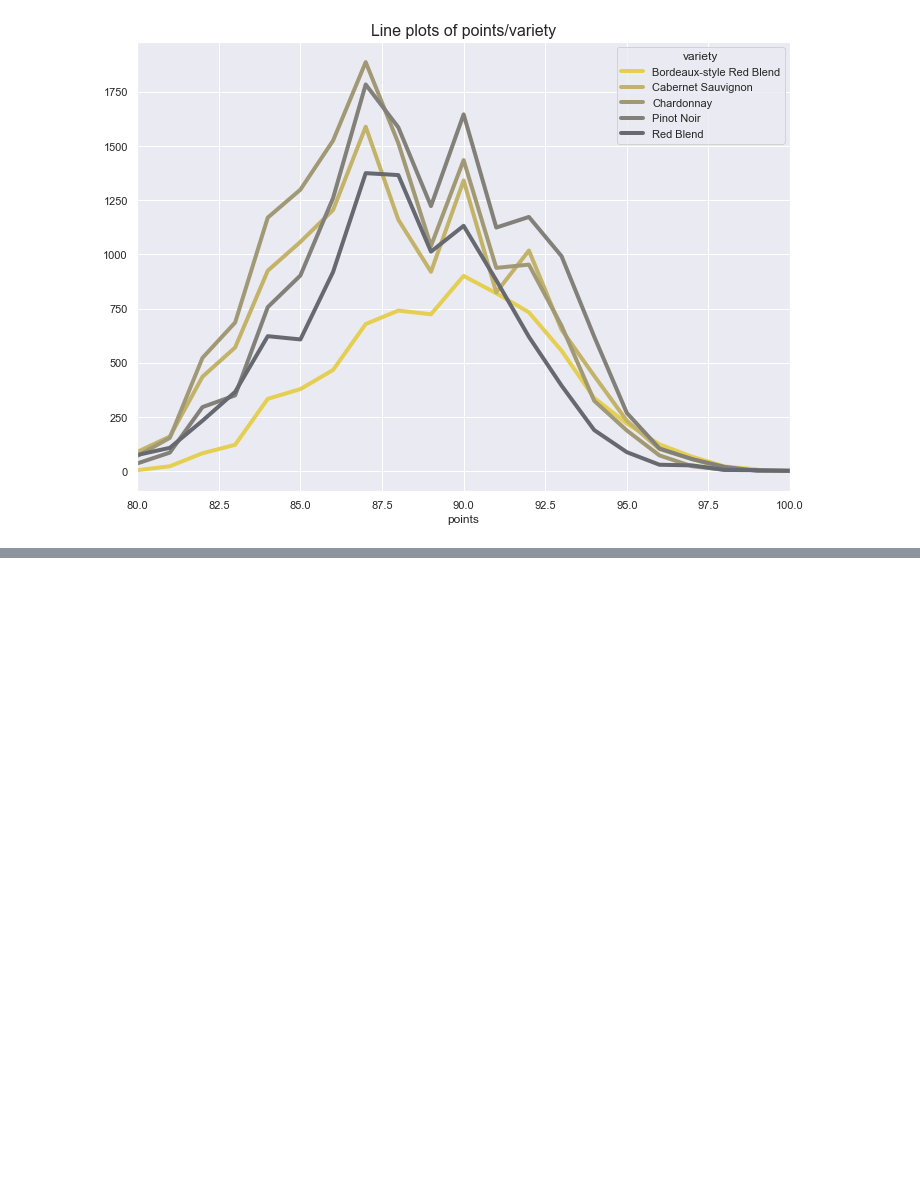
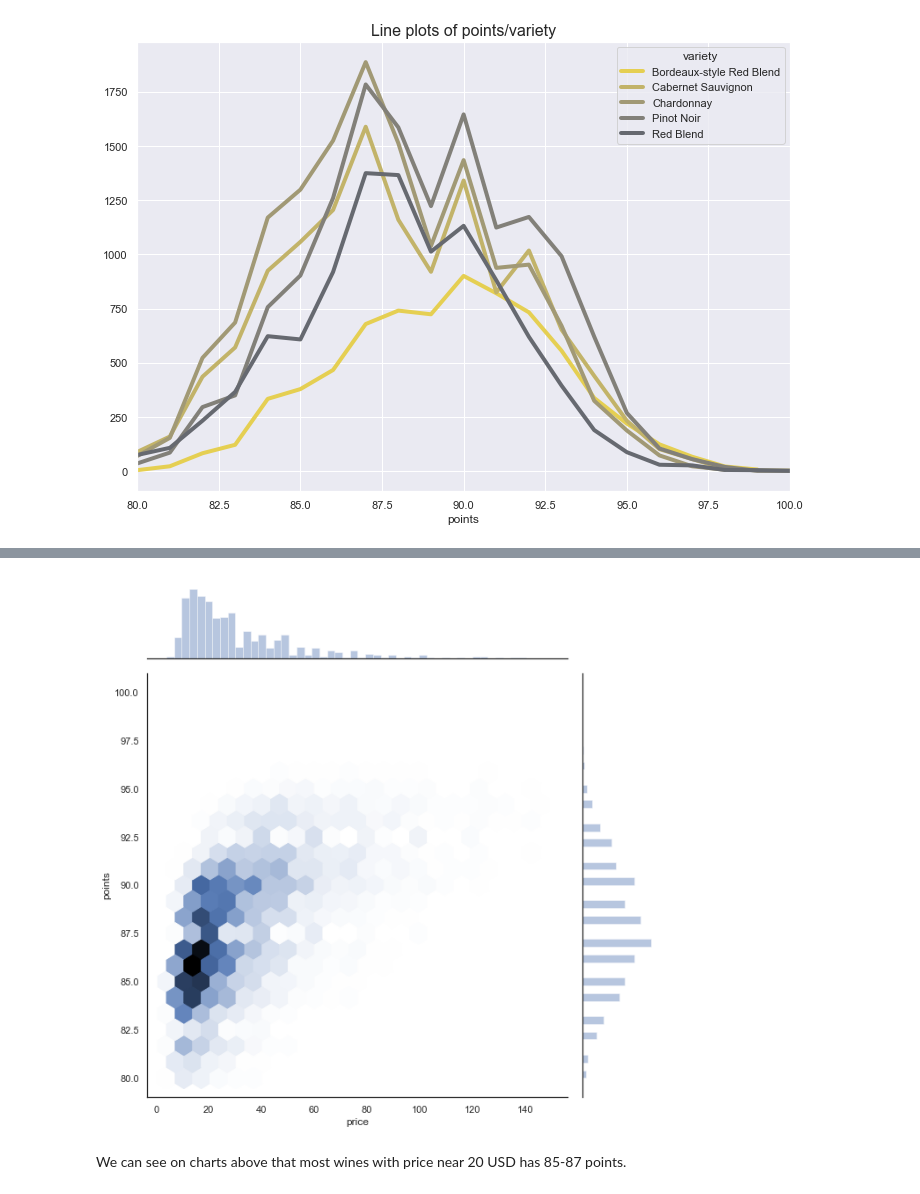
Before and after one commit to JakubPluta/EDA-ML, a Jupyter notebook: Visualisation.ipynb, the cells around one changed output, grey strips where cells are left out. Cells and saved outputs as stored; diff of their text form; code cells hidden in the pictures; blank space fills up the shorter version.

```diff
--- a/Visualisation.ipynb
+++ b/Visualisation.ipynb
@@ -283,0 +290,7 @@ sns.kdeplot(price_points)
+# %%
+sns.jointplot(x='price', y='points', data=reviews[reviews['price'] < 150], kind='hex',
+              gridsize=22,height=9);
+# %% [output]
+[figure, added]
+# %% [markdown]
+We can see on charts above that most wines with price near 20 USD has 85-87 points.
```
Also changed, not shown: parts of 1 cell of this notebook.
